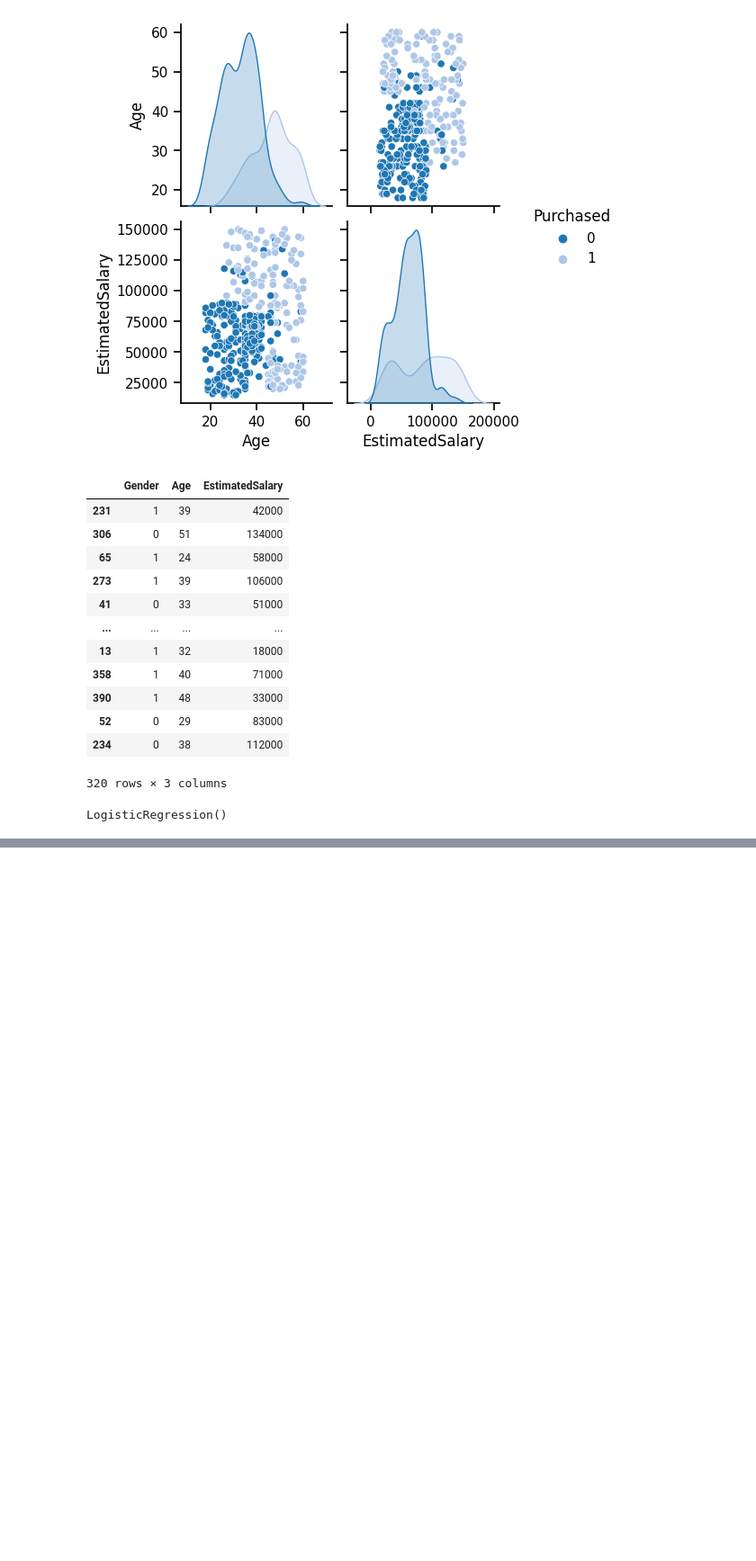
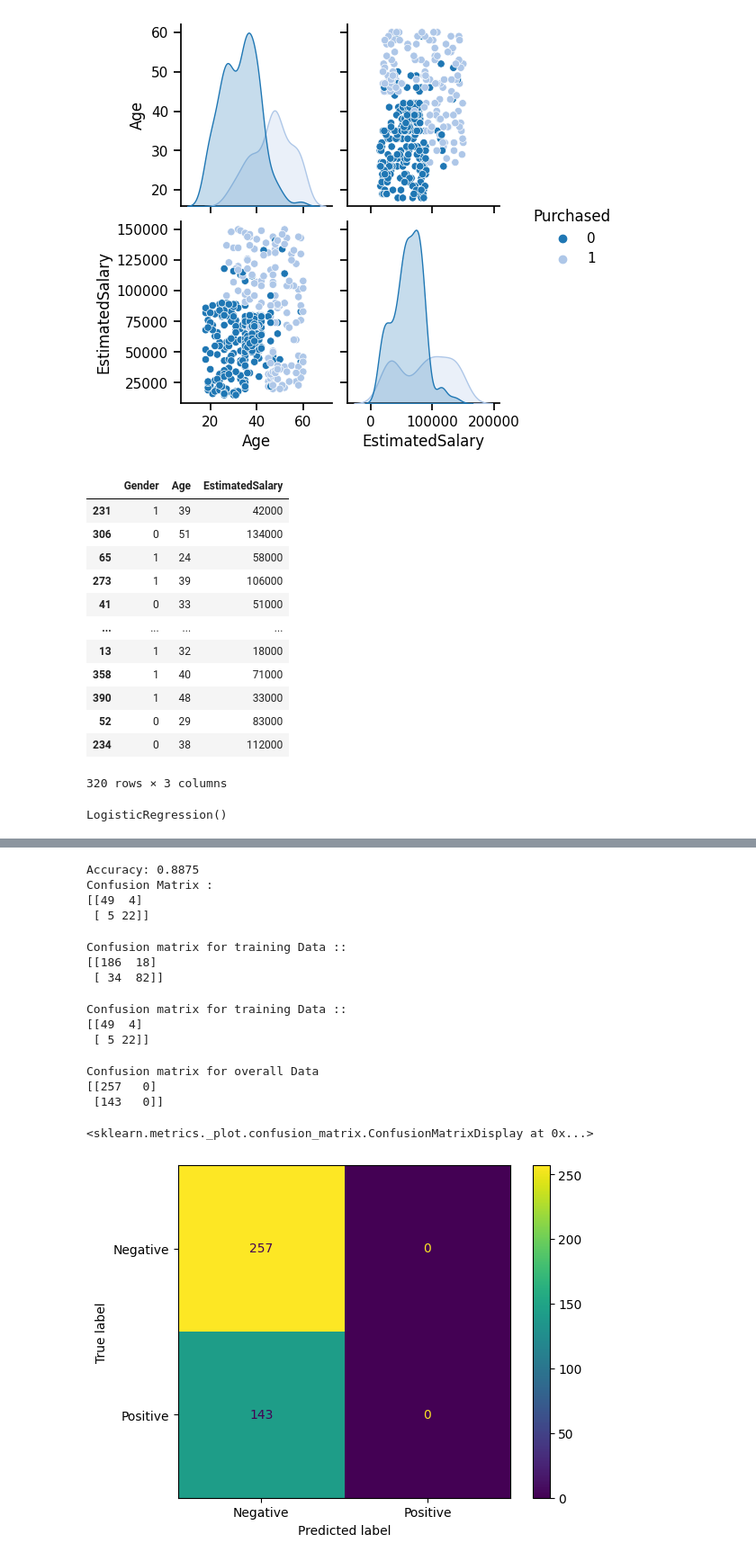
Before and after one commit to sudhrathore/sudhanshu_AIMLBootcamp_2023, a Jupyter notebook: CaseStudy4.ipynb, the cells around one changed output, grey strips where cells are left out. Shown at 90% size. Drawn from its saved outputs; the diff is of its cells as text; code cells hidden in the pictures; blank space fills up the shorter version.

```diff
--- a/CaseStudy4.ipynb
+++ b/CaseStudy4.ipynb
@@ -185,0 +186,71 @@ model.score(X,Y)*100
+# %%
+from sklearn.metrics import accuracy_score, confusion_matrix
+import matplotlib.pyplot as plt
+
+# Make predictions on the test set
+y_pred = model.predict(x_test)
+
+# Calculate accuracy
+accuracy = accuracy_score(y_test, y_pred)
+print('Accuracy:', accuracy)
+
+# Calculate and display the confusion matrix
+confusion = confusion_matrix(y_test, y_pred)
+print('Confusion Matrix : ')
+print(confusion)
+# %% [output]
+Accuracy: 0.8875
+Confusion Matrix :
+[[49  4]
+ [ 5 22]]
+# %%
+from sklearn.metrics import confusion_matrix,classification_report,accuracy_score
+
+print("Confusion matrix for training Data :: ")
+
+cm1=confusion_matrix(y_train,model.predict(x_train))
+
+print(cm1)
+# %% [output]
+Confusion matrix for training Data ::
+[[186  18]
+ [ 34  82]]
+# %%
+from sklearn.metrics import confusion_matrix,classification_report,accuracy_score
+
+print("Confusion matrix for training Data :: ")
+
+cm2=confusion_matrix(y_test,model.predict(x_test))
+
+print(cm2)
+# %% [output]
+Confusion matrix for training Data ::
+[[49  4]
+ [ 5 22]]
+# %%
+print("Confusion matrix for overall Data ")
+
+actual=Y
+
+predicted=model.predict(sst.transform(X))
+
+cm=confusion_matrix(actual,predicted)
+
+print(cm)
+# %% [output]
+Confusion matrix for overall Data
+[[257   0]
+ [143   0]]
+# %%
+from sklearn import metrics
+
+import matplotlib.pyplot as plt
+
+cm=metrics.confusion_matrix(actual,predicted)
+
+cm_display=metrics.ConfusionMatrixDisplay(confusion_matrix=cm,display_labels=['Negative','Positive'])
+
+cm_display.plot()
+# %% [output]
+<sklearn.metrics._plot.confusion_matrix.ConfusionMatrixDisplay at 0x...>
+[figure, added]
```
Also changed, not shown: parts of 4 cells of this notebook.
